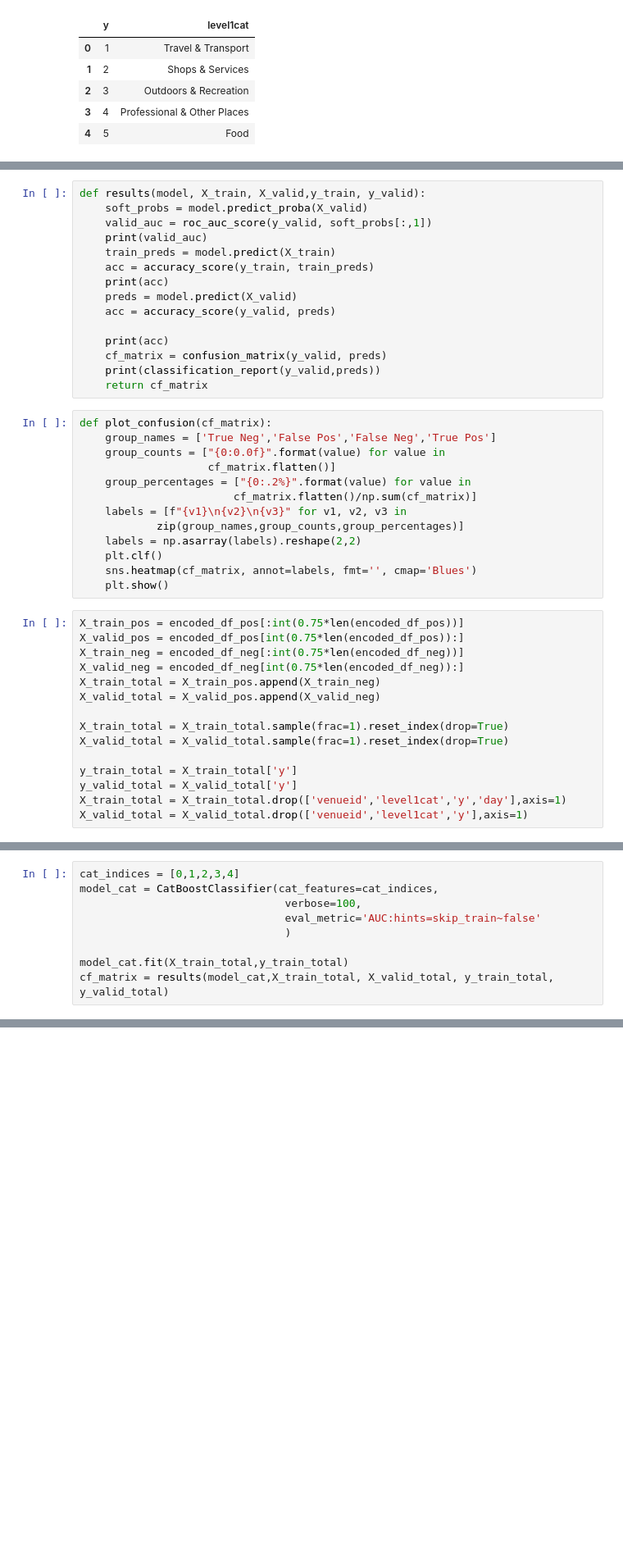
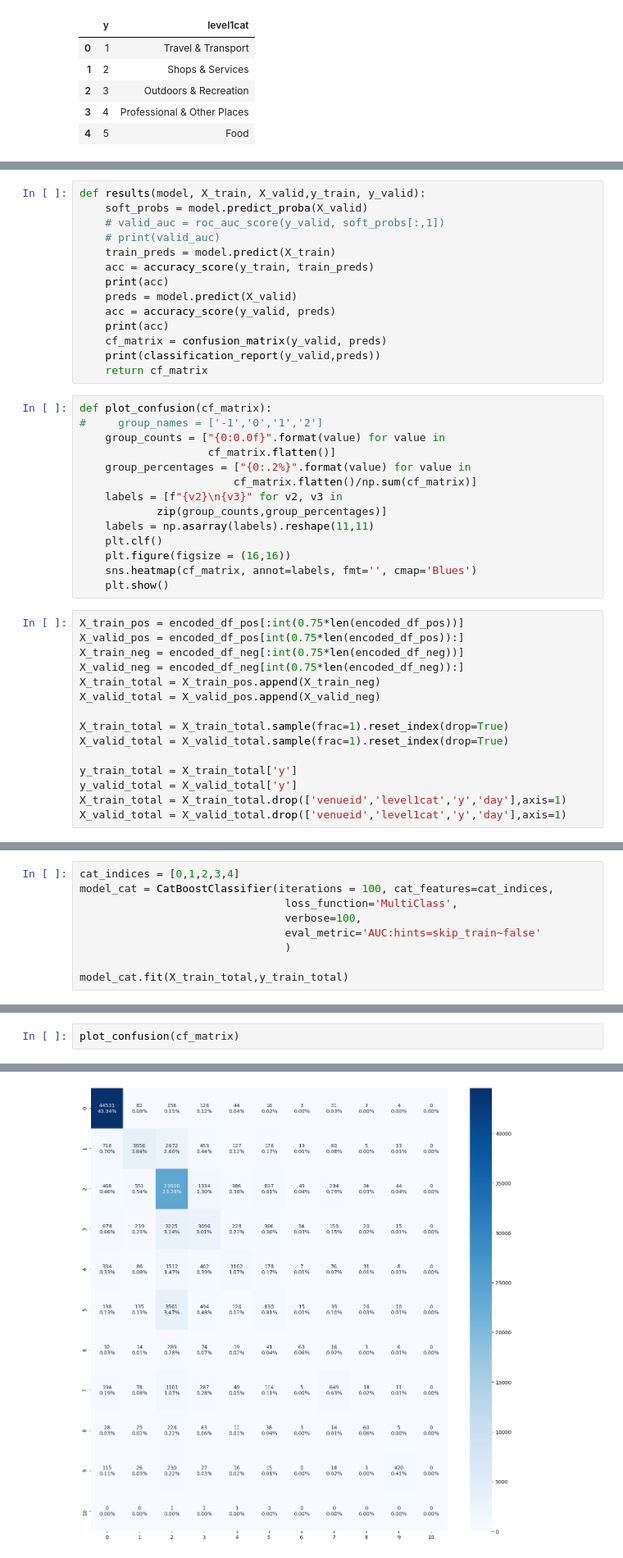
Before and after one commit to Djadih/Complex-Networks-Colocations, a Jupyter notebook: venue_prediction.ipynb, the cells around one changed output, grey strips where cells are left out. Shown: that part at 82% size. Drawn from its saved outputs; the diff is of its cells as text; blank space fills up the shorter version.

Commit message:
finished venue prediction

```diff
--- a/venue_prediction.ipynb
+++ b/venue_prediction.ipynb
@@ -183,29 +183,29 @@ from catboost import CatBoostClassifier, Pool
 # %%
 def results(model, X_train, X_valid,y_train, y_valid):
     soft_probs = model.predict_proba(X_valid)
-    valid_auc = roc_auc_score(y_valid, soft_probs[:,1])
-    print(valid_auc)
+    # valid_auc = roc_auc_score(y_valid, soft_probs[:,1])
+    # print(valid_auc)
     train_preds = model.predict(X_train)
     acc = accuracy_score(y_train, train_preds)
     print(acc)
     preds = model.predict(X_valid)
     acc = accuracy_score(y_valid, preds)
-
     print(acc)
     cf_matrix = confusion_matrix(y_valid, preds)
     print(classification_report(y_valid,preds))
     return cf_matrix
 # %%
 def plot_confusion(cf_matrix):
-    group_names = ['True Neg','False Pos','False Neg','True Pos']
+#     group_names = ['-1','0','1','2']
     group_counts = ["{0:0.0f}".format(value) for value in
                     cf_matrix.flatten()]
     group_percentages = ["{0:.2%}".format(value) for value in
                         cf_matrix.flatten()/np.sum(cf_matrix)]
-    labels = [f"{v1}\n{v2}\n{v3}" for v1, v2, v3 in
-            zip(group_names,group_counts,group_percentages)]
-    labels = np.asarray(labels).reshape(2,2)
+    labels = [f"{v2}\n{v3}" for v2, v3 in
+            zip(group_counts,group_percentages)]
+    labels = np.asarray(labels).reshape(11,11)
     plt.clf()
+    plt.figure(figsize = (16,16))
     sns.heatmap(cf_matrix, annot=labels, fmt='', cmap='Blues')
     plt.show()
 # %%
@@ -222,5 +222,5 @@ X_valid_total = X_valid_total.sample(frac=1).reset_index(drop=True)
 y_train_total = X_train_total['y']
 y_valid_total = X_valid_total['y']
 X_train_total = X_train_total.drop(['venueid','level1cat','y','day'],axis=1)
-X_valid_total = X_valid_total.drop(['venueid','level1cat','y'],axis=1)
+X_valid_total = X_valid_total.drop(['venueid','level1cat','y','day'],axis=1)
 # %%
@@ -229,11 +229,11 @@ X_train_total.columns
 Index(['hour', 'time_spent', 'visits', 'Source_Encoding', 'Target_Encoding'], dtype='object')
 # %%
 cat_indices = [0,1,2,3,4]
-model_cat = CatBoostClassifier(cat_features=cat_indices,
+model_cat = CatBoostClassifier(iterations = 100, cat_features=cat_indices,
+                                loss_function='MultiClass',
                                 verbose=100,
                                 eval_metric='AUC:hints=skip_train~false'
                                 )
 
 model_cat.fit(X_train_total,y_train_total)
-cf_matrix = results(model_cat,X_train_total, X_valid_total, y_train_total, y_valid_total)
 # %% [output]
@@ -241,0 +266,3 @@ Learning rate set to 0.105988
+# %%
+plot_confusion(cf_matrix)
+# %% [output]
@@ -241,0 +270 @@ Learning rate set to 0.105988
+[figure, added]
```
Also changed, not shown: parts of 10 cells of this notebook, 1 other file.
